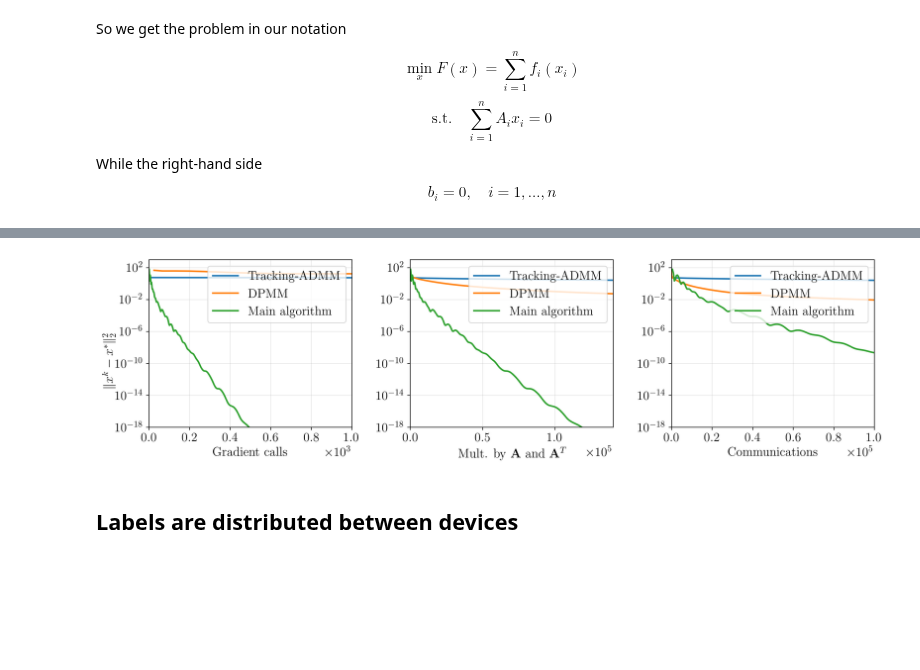
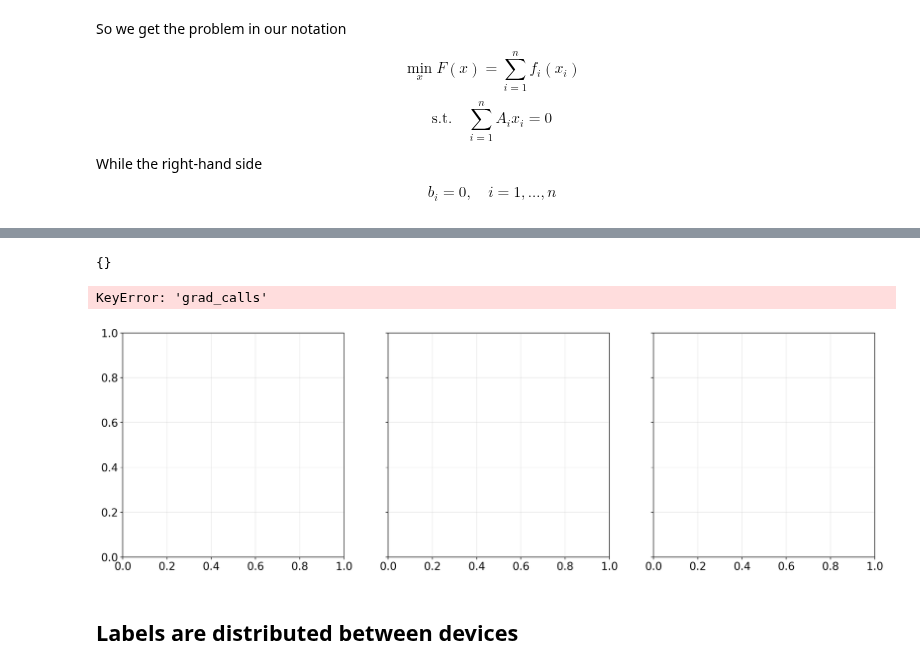
Before and after one commit to kisnikser/Decentralized-Optimization, a Jupyter notebook: vfl.ipynb, the cells around one changed output, grey strips where cells are left out. Saved outputs shown, nothing was run; the diff lists cells and outputs as text; code cells hidden in the pictures; blank space fills up the shorter version.

```diff
--- a/vfl.ipynb
+++ b/vfl.ipynb
@@ -79,13 +80,15 @@ np.random.seed(307)
 # w8a       (49749, 300)
 # synthetic (sample_size, sample_size // 100)
 lmbd = 1e-2
-sample_size = 100
+sample_size = 8124 # 8124
 NUM_STEPS = 1_000
-n = 7
+n = 14
 title = 'mushrooms' # a9a / w8a / synthetic
-graph = 'erdos-renyi'
-average_degree = 5
+#graph = 'erdos-renyi'
+#average_degree = 10
+graph = 'ring'
 
 model = VFL(n, lmbd=lmbd, title=title, sample_size=sample_size,
-            graph=graph, edge_prob=average_degree/sample_size, gossip=False,
+            graph=graph, #edge_prob=average_degree/sample_size,
+            gossip=False,
             labels_distribution=False)
@@ -93,11 +99,11 @@ model = VFL(n, lmbd=lmbd, title=title, sample_size=sample_size,
 titles = ['Tracking-ADMM', 'DPMM', 'Main']
 results = {title: {} for title in titles}
 
-output = TrackingADMM(num_steps=100*NUM_STEPS, model=model)
-results['Tracking-ADMM'] = output
+#output = TrackingADMM(num_steps=NUM_STEPS, model=model)
+#results['Tracking-ADMM'] = output
 
-output = DPMM(num_steps=100*NUM_STEPS, model=model)
-results['DPMM'] = output
+#output = DPMM(num_steps=NUM_STEPS, model=model)
+#results['DPMM'] = output
 
 output = Main(num_steps=NUM_STEPS, model=model)
 results['Main'] = output
@@ -104,12 +119,19 @@ results['Main'] = output
+# %%
+results.pop('Tracking-ADMM')
+results.pop('DPMM')
+#results.pop('Main')
+# %% [output]
+{}
 # %%
 lmbd_str = f'{model.lmbd:.1e}'.replace('e+0', 'e').replace('e-0', 'e-')
 filename = f'{graph}_lmbd-{lmbd_str}_n-{model.n}_d-{model.d}_m-{model.m}'
 filename_fig = 'figs/vfl/' + filename + '.pdf'
 filename_dump = 'dumps/vfl/' + filename + '.pkl'
 
-results = load_object(filename_dump)
+#results = load_object(filename_dump)
 
-fig, ax = plt.subplots(1, 3, figsize=(14, 4), sharey=True)
+#fig, ax = plt.subplots(1, 3, figsize=(14, 4), sharey=True)
+fig, ax = plt.subplots(1, 3, figsize=(20, 6), sharey=True)
 
 for title in results.keys():
     output = results[title]
@@ -120,8 +142,8 @@ for title in results.keys():
     ax[0].plot(x_vals, y_vals, label=title)
 ax[0].legend(loc='upper right')
 ax[0].yaxis.set_tick_params(labelleft=True)
-ax[0].set_xlim(left=0, right=1_000)
-ax[0].set_ylim(bottom=1e-18, top=1e3)
+#ax[0].set_xlim(left=0, right=1_000)
+#ax[0].set_ylim(bottom=1e-18, top=1e3)
 ax[0].set_yscale('log')
 ax[0].set_xlabel("Gradient calls")
 ax[0].ticklabel_format(axis='x', style='sci', scilimits=(0, 0))
@@ -133,37 +155,38 @@ for title in results.keys():
     if title == 'Main':
         title = 'Main algorithm'
     ax[1].plot(x_vals, y_vals, label=title)
 ax[1].legend(loc='upper right')
 ax[1].yaxis.set_tick_params(labelleft=True)
-ax[1].set_xlim(left=0, right=140_000)
+#ax[1].set_xlim(left=0, right=140_000)
 ax[1].set_yscale('log')
-ax[1].set_xlabel("Mult. by $\mathbf{A}$ and $\mathbf{A}^T$")
+ax[1].set_xlabel("Multiplications by $\mathbf{A}$ and $\mathbf{A}^T$")
 ax[1].ticklabel_format(axis='x', style='sci', scilimits=(0, 0))
 
 for title in results.keys():
     output = results[title]
     x_vals = np.cumsum(output['communications'])
     y_vals = output['x_err']
     if title == 'Main':
         title = 'Main algorithm'
     ax[2].plot(x_vals, y_vals, label=title)
 ax[2].legend(loc='upper right')
 ax[2].yaxis.set_tick_params(labelleft=True)
-ax[2].set_xlim(left=0, right=100_000)
+#ax[2].set_xlim(left=0, right=100_000)
 ax[2].set_yscale('log')
 ax[2].set_xlabel("Communications")
 ax[2].ticklabel_format(axis='x', style='sci', scilimits=(0, 0))
 
 #plt.legend(bbox_to_anchor=(1, 0.5), loc="center left")
 fig.text(0, 0.5, r"$\| x^k - x^* \|_2^2$", va='center', rotation='vertical')
 graph_name = 'Ring' if graph == 'ring' else 'Erdős–Rényi'
 #plt.suptitle(f"{graph_name}, $\lambda = {lmbd_str}$, $n = {model.n}$, $d_i = {model.d}$, $m = {model.m}$", fontsize=24)
 plt.tight_layout()
 plt.savefig(filename_fig, bbox_inches='tight')
 #save_object(results, filename_dump)
 plt.show()
 # %% [output]
+KeyError: 'grad_calls'
-[figure, old version]
+[figure, new version]
 # %% [markdown]
 ## Labels are distributed between devices
 # %% [markdown]
```
Also changed, not shown: parts of 3 cells of this notebook, 4 other files.
